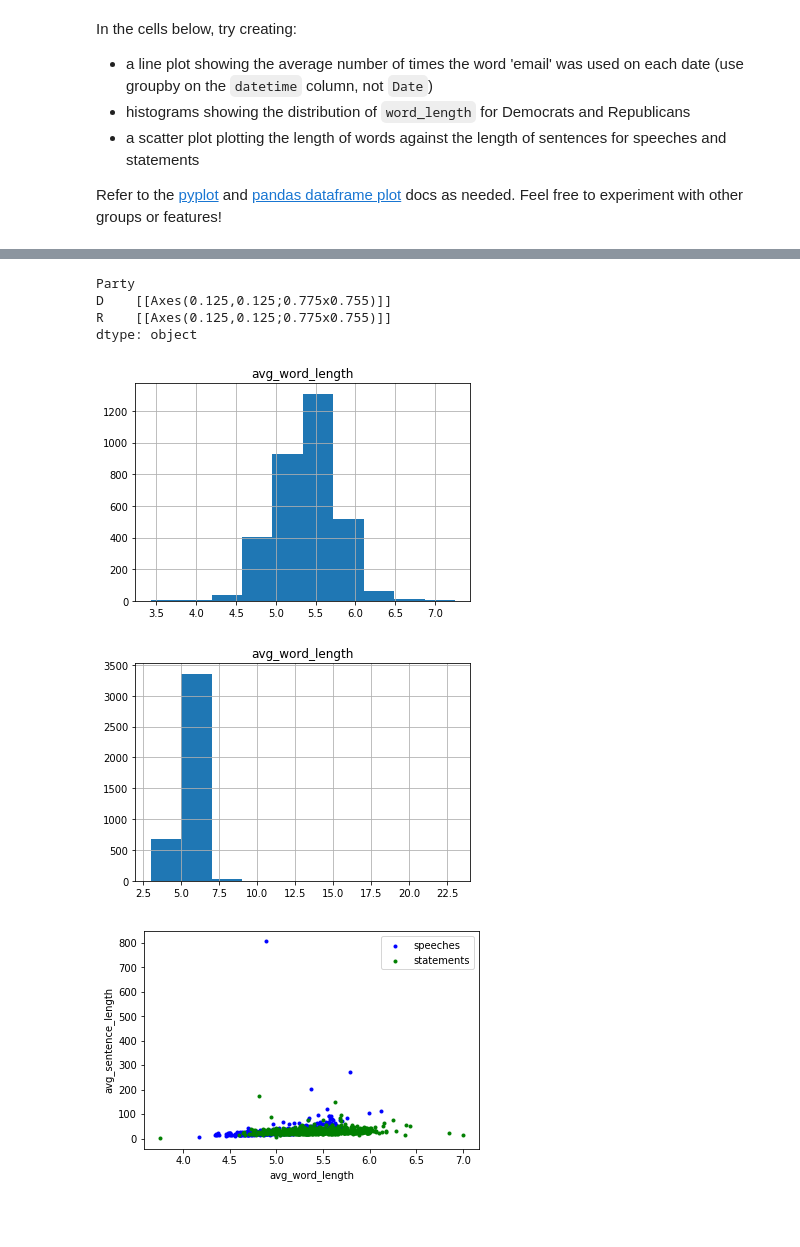
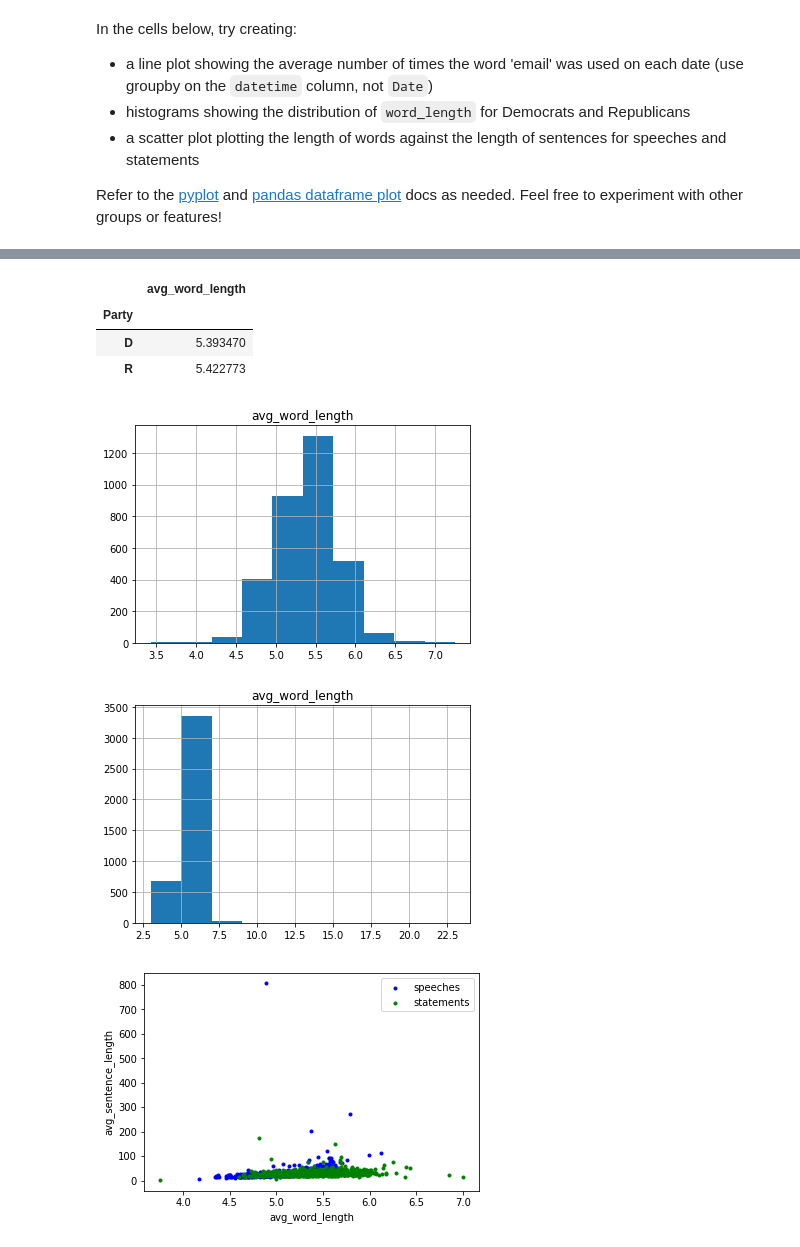
Before and after one commit to ds-modules/LEGALST-190, a Jupyter notebook: labs/3-22/3-22_EDA_Solutions.ipynb, the cells around one changed output, grey strips where cells are left out. Cells and saved outputs as stored; diff of their text form; code cells hidden in the pictures; blank space fills up the shorter version.

```diff
--- a/labs/3-22/3-22_EDA_Solutions.ipynb
+++ b/labs/3-22/3-22_EDA_Solutions.ipynb
@@ -281,10 +298,11 @@ by_date.plot.line(figsize=(15, 4))
 # %%
 campaign.loc[:, ['Party', 'avg_word_length']].groupby('Party').hist()
+campaign.loc[:, ['Party', 'avg_word_length']].groupby('Party').mean()
 # %% [output]
-Party
-D    [[Axes(0.125,0.125;0.775x0.755)]]
-R    [[Axes(0.125,0.125;0.775x0.755)]]
-dtype: object
+|  | avg_word_length |
+| Party |  |
+| D | 5.393470 |
+| R | 5.422773 |
 [figure]
 [figure]
 # %%
```
Also changed, not shown: parts of 25 cells of this notebook, 1 other file.
